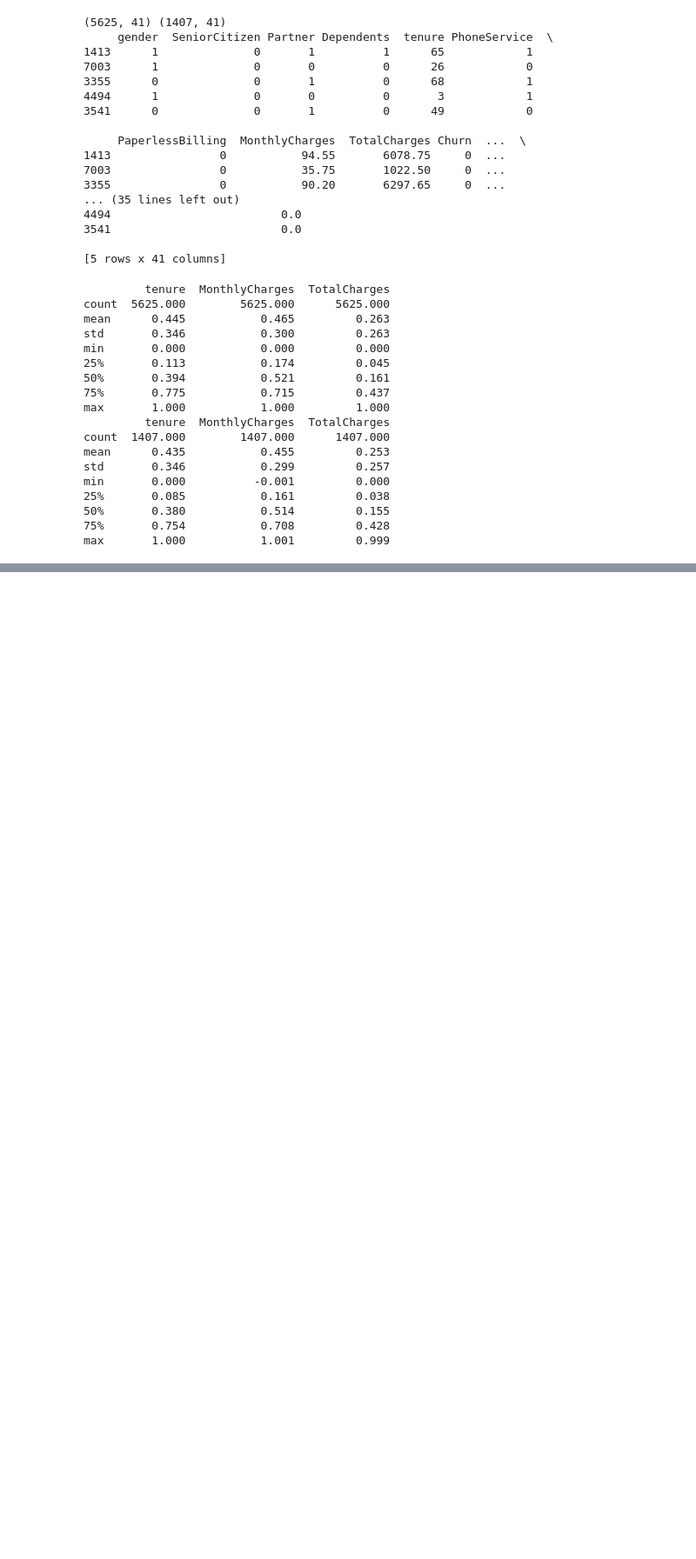
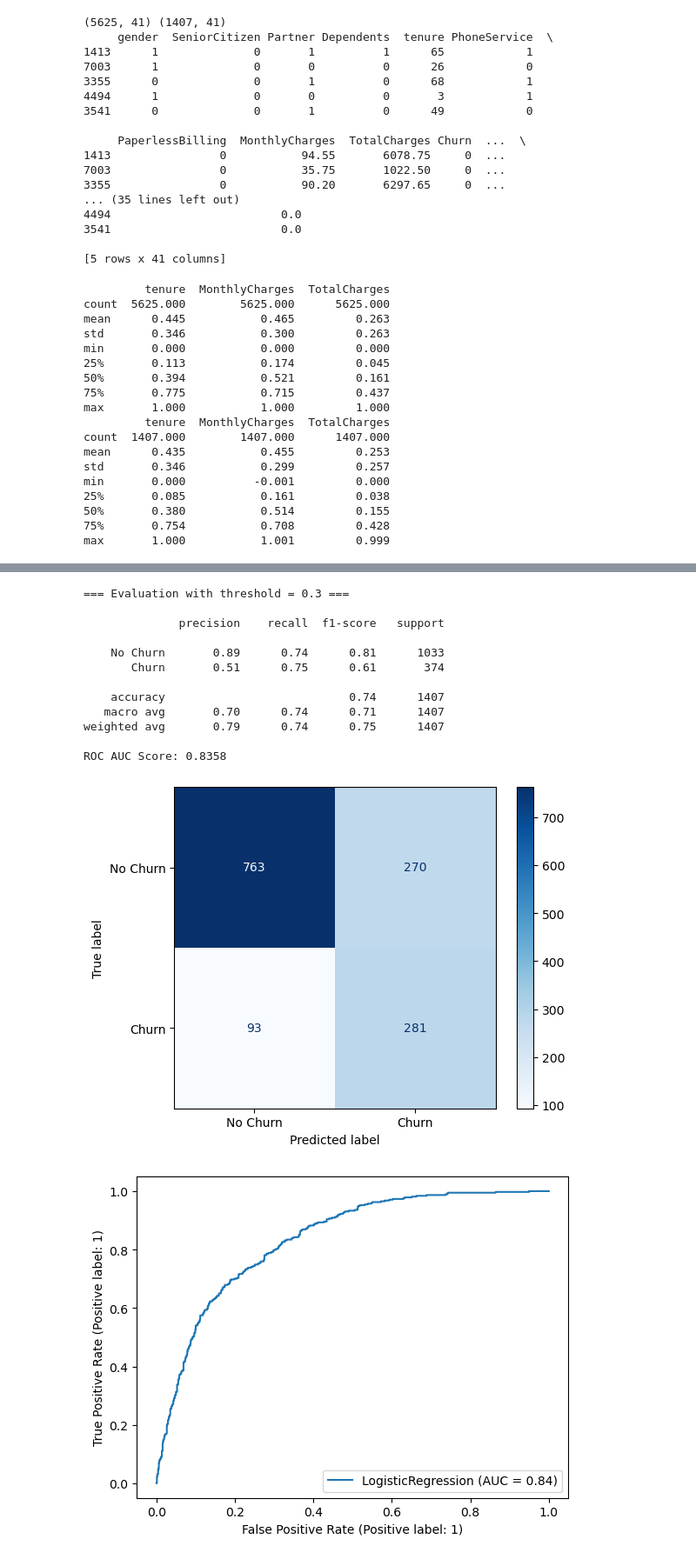
Before and after one commit to marsstr8n/Customer-Churn-Predictor, a Jupyter notebook: notebooks/eda_modelling.ipynb, the cells around one changed output, grey strips where cells are left out. Shown at 87% size. Drawn from its saved outputs; the diff is of its cells as text; code cells hidden in the pictures; blank space fills up the shorter version.

```diff
--- a/notebooks/eda_modelling.ipynb
+++ b/notebooks/eda_modelling.ipynb
@@ -489,3 +501,54 @@ weighted avg       0.80      0.80      0.80      1407
 ROC AUC Score: 0.84
 [figure]
 [figure]
+# %%
+# adjusting the threshold -- precision and recall tradeoff
+
+# precision: Of all customers predicted to churn, how many actually churned? (↓ false alarms)
+# recall: Of all actual churners, how many did the model catch? (↓ missed churners)
+
+# when threshold lower, predict churn if PR=0.3, instead of higher 0.5 --> catches for churners (favouring recall) but includes more false positives (lowering precision)
+
+
+import numpy as np
+
+# Step 1: Get predicted probabilities for the positive class (churn = 1)
+y_probs = clf.predict_proba(X_test)[:, 1]
+
+# Step 2: Set a custom threshold
+threshold = 0.3  # You can try 0.4, 0.5 (default), 0.6, etc.
+
+# Step 3: Convert probabilities to class predictions
+y_pred_thresh = (y_probs >= threshold).astype(int)
+
+# Step 4: Evaluate
+from sklearn.metrics import classification_report, confusion_matrix, ConfusionMatrixDisplay, RocCurveDisplay, roc_auc_score
+
+print(f"\n=== Evaluation with threshold = {threshold} ===\n")
+print(classification_report(y_test, y_pred_thresh, target_names=["No Churn", "Churn"]))
+
+# Confusion Matrix
+cm = confusion_matrix(y_test, y_pred_thresh)
+ConfusionMatrixDisplay(confusion_matrix=cm, display_labels=["No Churn", "Churn"]).plot(cmap="Blues")
+
+# ROC Curve (same no matter the threshold)
+RocCurveDisplay.from_estimator(clf, X_test, y_test)
+
+# AUC
+roc_auc = roc_auc_score(y_test, y_probs)
+print(f"ROC AUC Score: {roc_auc:.4f}")
+# %% [output]
+=== Evaluation with threshold = 0.3 ===
+
+              precision    recall  f1-score   support
+
+    No Churn       0.89      0.74      0.81      1033
+       Churn       0.51      0.75      0.61       374
+
+    accuracy                           0.74      1407
+   macro avg       0.70      0.74      0.71      1407
+weighted avg       0.79      0.74      0.75      1407
+
+ROC AUC Score: 0.8358
+[figure, added]
+[figure, added]
```
Also changed, not shown: parts of 11 cells of this notebook.
